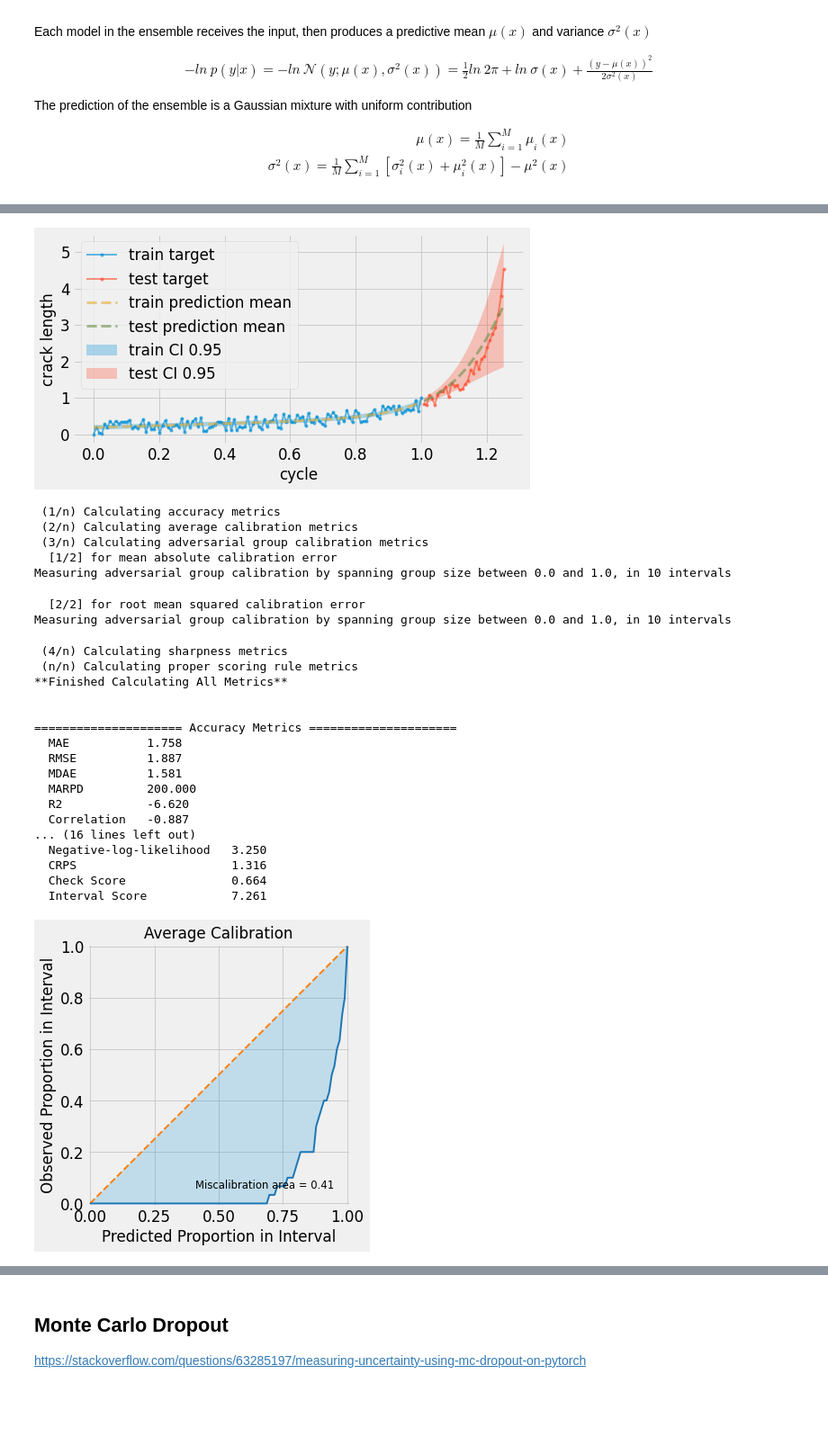
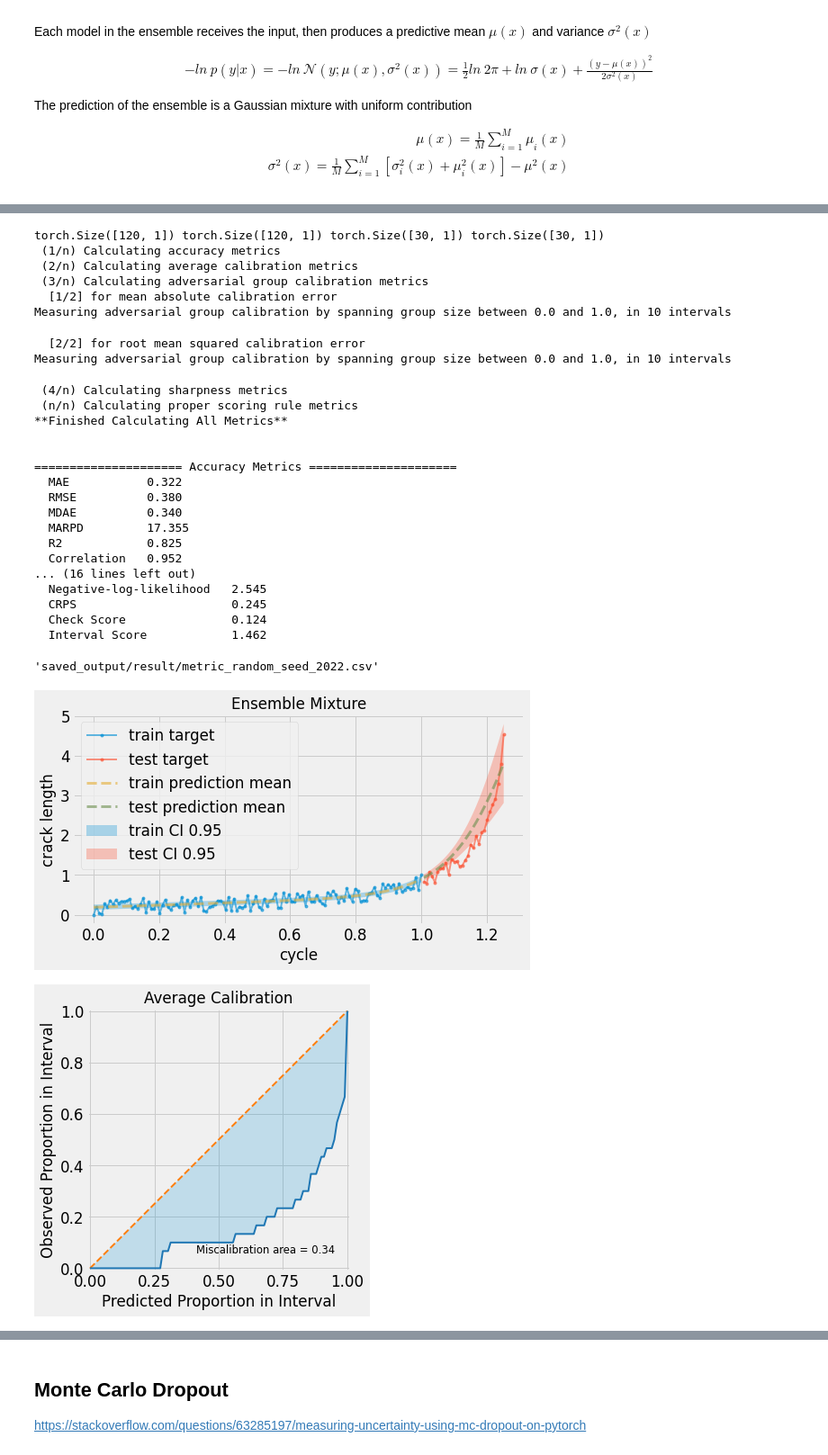
Before and after one commit to phanav/probabilistic-physics-satie, a Jupyter notebook: src/probabilistic_physics_inform_v3.ipynb, the cells around one changed output, grey strips where cells are left out. Shown at 90% size. Drawn from its saved outputs; the diff is of its cells as text; code cells hidden in the pictures; blank space fills up the shorter version.

Commit message:
save output

```diff
--- a/src/probabilistic_physics_inform_v3.ipynb
+++ b/src/probabilistic_physics_inform_v3.ipynb
@@ -308,4 +337,4 @@ torch.Size([100, 1])
 # the scaler must be generated with noise strength 1e-3, otherwise, ensemble mixture, 2 variants of MCDropout, bayes backprop will fail
 # not yet understood why
 
-train_xtensor1, train_ytensor1, test_xtensor1, test_ytensor1, train_xscaler_torch, train_yscaler_torch, fig = generate_data_tensor(noise_strength=1e-3)
+# train_xtensor1, train_ytensor1, test_xtensor1, test_ytensor1, train_xscaler_torch, train_yscaler_torch, fig = generate_data_tensor(noise_strength=1e-3)
@@ -1244,7 +1243,11 @@ def plot_target_prediction_ensemble_gaussian_mixture(
     traintarget,
     testinput,
     testtarget,
-    ensemble,
+    # ensemble,
+    train_mean,
+    train_var,
+    test_mean,
+    test_var,
     title=None,
     figsize=(8, 4),
     marker='o',
@@ -1257,10 +1260,10 @@ def plot_target_prediction_ensemble_gaussian_mixture(
     )
     plt.plot(testinput, testtarget, label="test target", marker=marker, linestyle="-", markersize=markersize, alpha=0.6)
 
-    train_mean, train_var = gaussian_mixture_ensemble_forward(ensemble, traininput)
-    test_mean, test_var = gaussian_mixture_ensemble_forward(ensemble, testinput)
-    train_mean, train_var = train_mean.detach().numpy(), train_var.detach().numpy()
-    test_mean, test_var = test_mean.detach().numpy(), test_var.detach().numpy()
+    # train_mean, train_var = gaussian_mixture_ensemble_forward(ensemble, traininput)
+    # test_mean, test_var = gaussian_mixture_ensemble_forward(ensemble, testinput)
+    # train_mean, train_var = train_mean.detach().numpy(), train_var.detach().numpy()
+    # test_mean, test_var = test_mean.detach().numpy(), test_var.detach().numpy()
 
     plt.plot(
         traininput, train_mean, marker=None, alpha=0.6, linestyle="--", linewidth=3, label="train prediction mean",
@@ -1270,6 +1273,7 @@ def plot_target_prediction_ensemble_gaussian_mixture(
         testinput, test_mean, marker=None, alpha=0.6, linestyle="--", linewidth=3, label="test prediction mean",
 
     )
+    print(train_mean.shape, train_var.shape, test_mean.shape, test_var.shape)
     plt.fill_between(
         traininput.squeeze(),
         (train_mean - 2 * np.sqrt(train_var)).squeeze(),
@@ -1294,42 +1298,57 @@ def plot_target_prediction_ensemble_gaussian_mixture(
     plt.ylabel("crack length")
 
     return fig
-# %%
-fig = plot_target_prediction_ensemble_gaussian_mixture(
-    train_xtensor, train_ytensor, test_xtensor, test_ytensor, ensemble_model
-)
-# %% [output]
-[figure, removed]
 # %%
-test_mean, test_var = predict_gaussian_ensemble_model(model, test_xtensor)
-test_mean, test_std = test_mean.squeeze(), np.sqrt(test_var.squeeze())
-uct.viz.plot_calibration(test_mean, test_std, test_ytensor.numpy().squeeze())
-metrics = uct.metrics.get_all_metrics(
-    test_mean, test_std, test_ytensor.numpy().squeeze()
+# ensemble_train_mean, ensemble_train_var = predict_gaussian_ensemble_model(model, train_xtensor)
+# ensemble_test_mean, ensemble_test_var = predict_gaussian_ensemble_model(model, test_xtensor)
+
+ensemble_train_mean, ensemble_train_var = gaussian_mixture_ensemble_forward(ensemble_model, train_xtensor)
+ensemble_test_mean, ensemble_test_var = gaussian_mixture_ensemble_forward(ensemble_model, test_xtensor)
+
+# ensemble_test_mean = ensemble_test_mean.squeeze()
+ensemble_test_std = torch.sqrt(ensemble_test_var)
+
+fig = plot_target_prediction_ensemble_gaussian_mixture(
+    train_xtensor, train_ytensor, test_xtensor, test_ytensor,
+    ensemble_train_mean, ensemble_train_var, ensemble_test_mean, ensemble_test_var,
+    title='Ensemble Mixture'
 )
+save_fig(fig, "ensemble_prediction.pdf")
+
+ax = uct.viz.plot_calibration(ensemble_test_mean.numpy().squeeze(), ensemble_test_std.numpy().squeeze(), test_ytensor.numpy().squeeze())
+save_fig(ax.figure, "ensemble_calibration.pdf")
+
+ensemble_metrics = uct.metrics.get_all_metrics(
+    ensemble_test_mean.numpy().squeeze(), ensemble_test_std.numpy().squeeze(), test_ytensor.numpy().squeeze()
+)
+
+save_metrics('Ensemble', ensemble_duration, ensemble_metrics)
 # %% [output]
+torch.Size([120, 1]) torch.Size([120, 1]) torch.Size([30, 1]) torch.Size([30, 1])
  (1/n) Calculating accuracy metrics
  (2/n) Calculating average calibration metrics
  (3/n) Calculating adversarial group calibration metrics
   [1/2] for mean absolute calibration error
 Measuring adversarial group calibration by spanning group size between 0.0 and 1.0, in 10 intervals
   [2/2] for root mean squared calibration error
 Measuring adversarial group calibration by spanning group size between 0.0 and 1.0, in 10 intervals
  (4/n) Calculating sharpness metrics
  (n/n) Calculating proper scoring rule metrics
 **Finished Calculating All Metrics**
 
 
 ===================== Accuracy Metrics =====================
-  MAE           1.758
-  RMSE          1.887
-  MDAE          1.581
-  MARPD         200.000
-  R2            -6.620
-  Correlation   -0.887
+  MAE           0.322
+  RMSE          0.380
+  MDAE          0.340
+  MARPD         17.355
+  R2            0.825
+  Correlation   0.952
 ... (16 lines left out)
-  Negative-log-likelihood   3.250
-  CRPS                      1.316
-  Check Score               0.664
-  Interval Score            7.261
+  Negative-log-likelihood   2.545
+  CRPS                      0.245
+  Check Score               0.124
+  Interval Score            1.462
+'saved_output/result/metric_random_seed_2022.csv'
-[figure, old version]
+[figure, new version]
+[figure, added]
```
Also changed, not shown: parts of 43 cells of this notebook.
